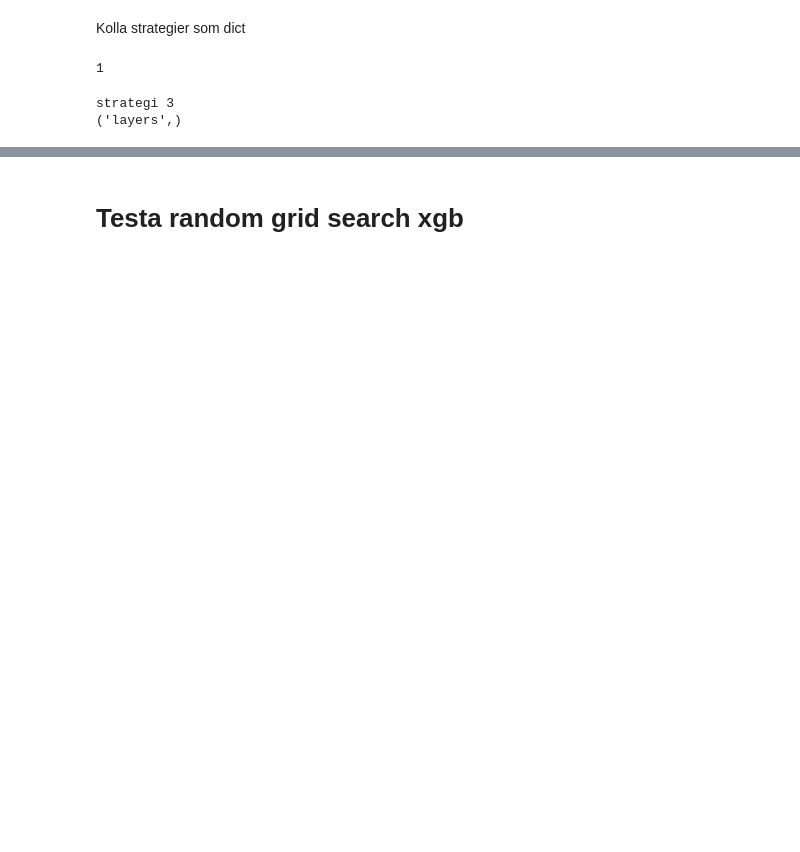
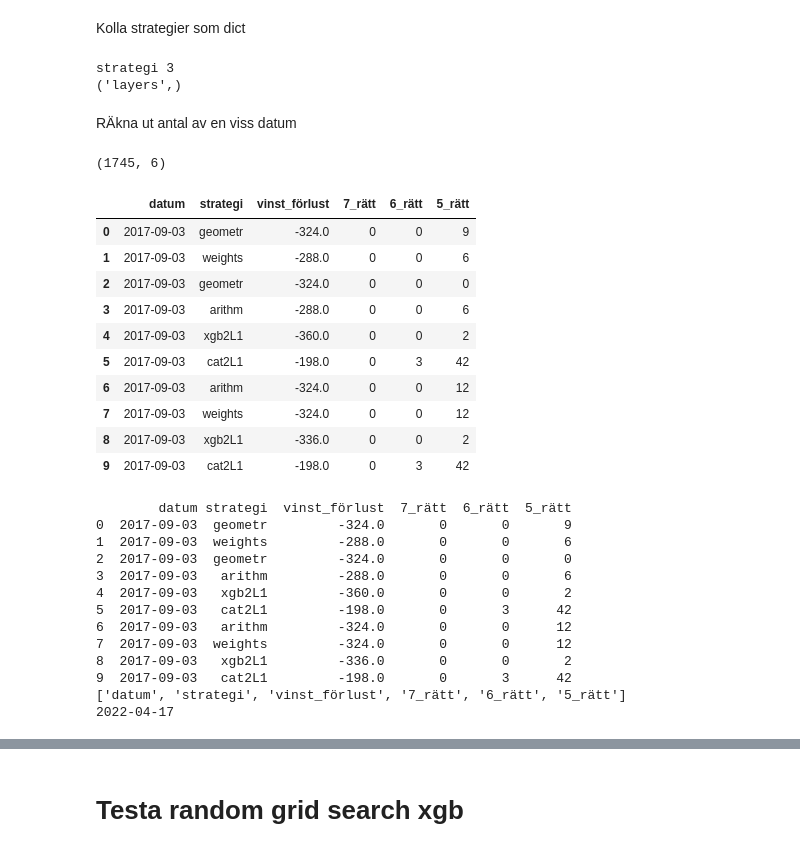
Before and after one commit to carokanns/Trav, a Jupyter notebook: spel/v75_tester/lösa_tester.ipynb, the cells around one changed output, grey strips where cells are left out. Saved outputs shown, nothing was run; the diff lists cells and outputs as text; code cells hidden in the pictures; blank space fills up the shorter version.

```diff
--- a/spel/v75_tester/lösa_tester.ipynb
+++ b/spel/v75_tester/lösa_tester.ipynb
@@ -85,10 +80,6 @@ Använd mod.skapa_modeller i stället
 | 49275 | 2023-02-04 | 7.0 | solvalla | lucifer sam | 0.077254 | 67.0 | 0.250000 | False | kalmar | ... |
 # %% [markdown]
 Kolla strategier som dict
-# %%
-int(8/8)
-# %% [output]
-1
 # %%
 strategier = {
     'strategi 1': ('inner','geometric'),
@@ -103,6 +94,54 @@ for key, val in strategier.items():
 # %% [output]
 strategi 3
 ('layers',)
+# %% [markdown]
+RÄkna ut antal av en viss datum
+# %%
+
+df_resultat = pd.read_csv(pref + 'df_resultat.csv',)
+display(df_resultat.shape)
+df_resultat['datum'] = pd.to_datetime(df_resultat['datum'], format='%Y-%m-%d').dt.date
+# df_resultat = df_resultat.iloc[:,1:]
+display(df_resultat.head(10))
+
+df_resultat.sort_values(by=['datum'],inplace=True)
+
+df_resultat.reset_index(drop=True, inplace=True)
+df_resultat.to_csv(pref + 'df_resultat.csv', index=False)
+print(df_resultat.head(10))
+print(df_resultat.columns.to_list())
+curr_date = df_resultat.datum.max()
+
+print(curr_date)
+# gör om curr_date till en %Y-%m-%d
+# curr_date = pd.to_datetime(curr_date, format='%Y-%m-%d').date()
+# print(curr_date)
+# %% [output]
+(1745, 6)
+|  | datum | strategi | vinst_förlust | 7_rätt | 6_rätt | 5_rätt |
+| 0 | 2017-09-03 | geometr | -324.0 | 0 | 0 | 9 |
+| 1 | 2017-09-03 | weights | -288.0 | 0 | 0 | 6 |
+| 2 | 2017-09-03 | geometr | -324.0 | 0 | 0 | 0 |
+| 3 | 2017-09-03 | arithm | -288.0 | 0 | 0 | 6 |
+| 4 | 2017-09-03 | xgb2L1 | -360.0 | 0 | 0 | 2 |
+| 5 | 2017-09-03 | cat2L1 | -198.0 | 0 | 3 | 42 |
+| 6 | 2017-09-03 | arithm | -324.0 | 0 | 0 | 12 |
+| 7 | 2017-09-03 | weights | -324.0 | 0 | 0 | 12 |
+| 8 | 2017-09-03 | xgb2L1 | -336.0 | 0 | 0 | 2 |
+| 9 | 2017-09-03 | cat2L1 | -198.0 | 0 | 3 | 42 |
+        datum strategi  vinst_förlust  7_rätt  6_rätt  5_rätt
+0  2017-09-03  geometr         -324.0       0       0       9
+1  2017-09-03  weights         -288.0       0       0       6
+2  2017-09-03  geometr         -324.0       0       0       0
+3  2017-09-03   arithm         -288.0       0       0       6
+4  2017-09-03   xgb2L1         -360.0       0       0       2
+5  2017-09-03   cat2L1         -198.0       0       3      42
+6  2017-09-03   arithm         -324.0       0       0      12
+7  2017-09-03  weights         -324.0       0       0      12
+8  2017-09-03   xgb2L1         -336.0       0       0       2
+9  2017-09-03   cat2L1         -198.0       0       3      42
+['datum', 'strategi', 'vinst_förlust', '7_rätt', '6_rätt', '5_rätt']
+2022-04-17
 # %%
 def compute_weights(scores):
     """ Compute normalized weights to use to get the meta column.
```
Also changed, not shown: parts of 6 cells of this notebook, 25 other files.
